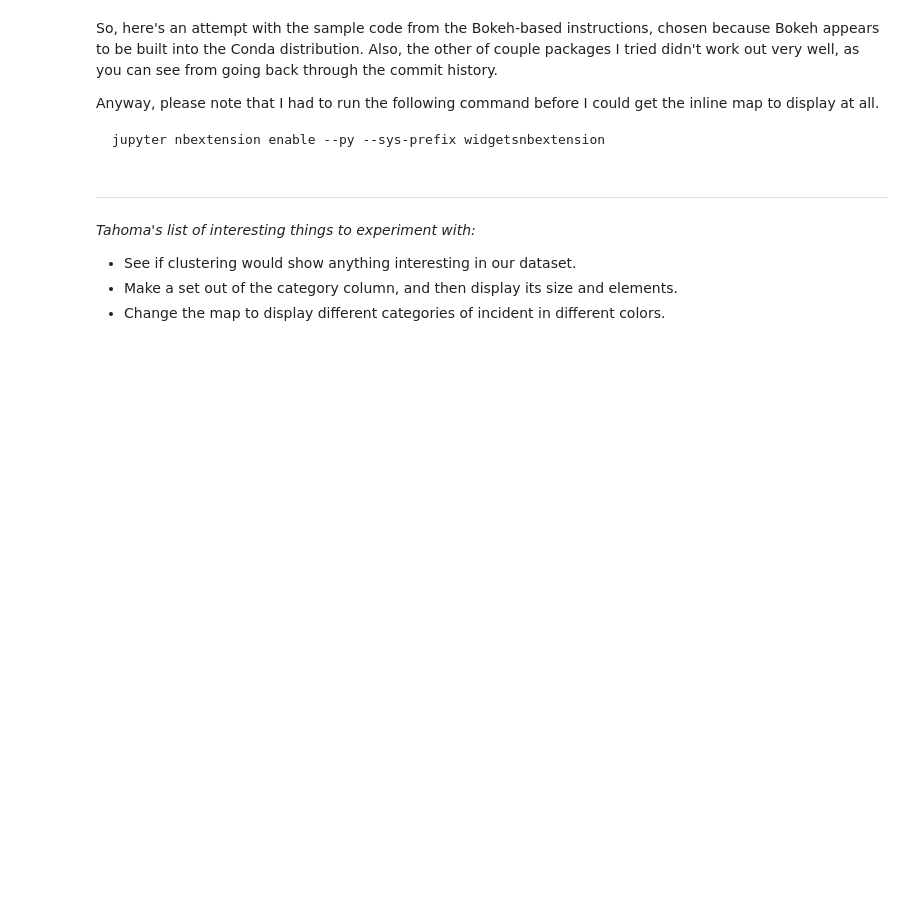
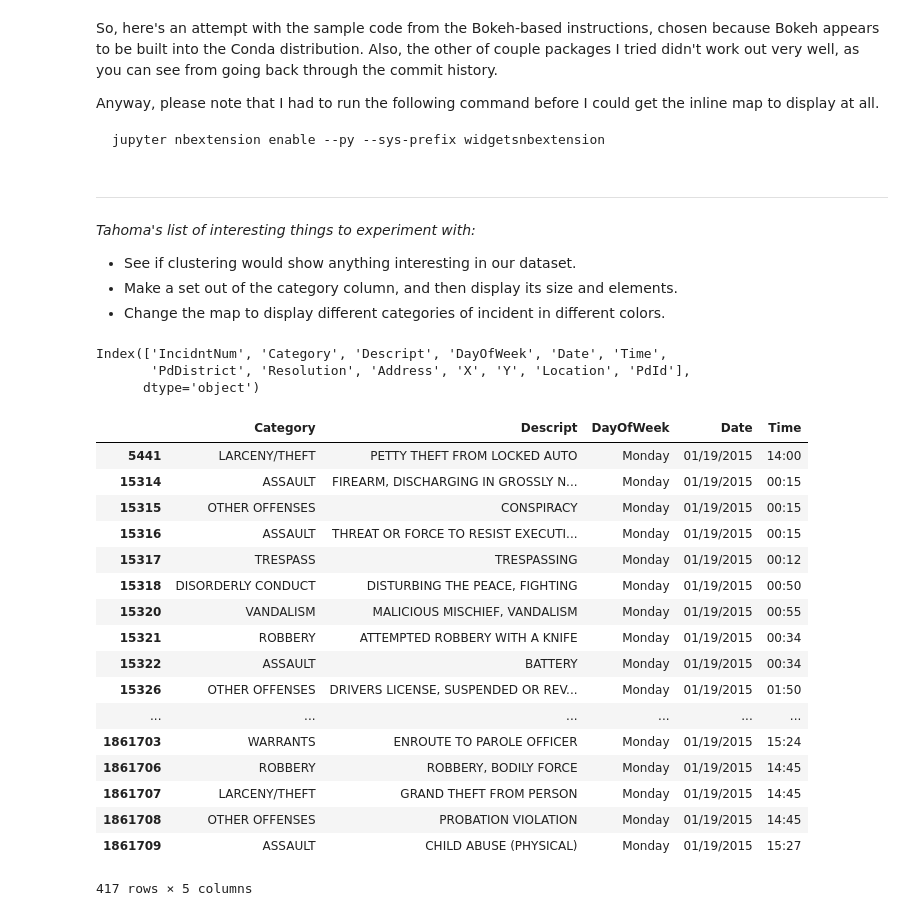
Before and after one commit to tahoma/CMPE_188-Crime_Predictors, a Jupyter notebook: CMPE_188-Crime_Predictors.ipynb, the cells around one changed output. Saved outputs shown, nothing was run; the diff lists cells and outputs as text; code cells hidden in the pictures; blank space fills up the shorter version.

```diff
--- a/CMPE_188-Crime_Predictors.ipynb
+++ b/CMPE_188-Crime_Predictors.ipynb
@@ -115,3 +115,49 @@ show(plot)
 * See if clustering would show anything interesting in our dataset.
 * Make a set out of the category column, and then display its size and elements.
 * Change the map to display different categories of incident in different colors.
+# %%
+
+# Brief overview - narrowing down the sfpd dataset by given date
+# and other minor things to get small enough subset for K means algorithm to run on my hardware
+# for k means, the input must be numeric and the dataframe converted into a matrix to ditch the column headers
+
+# please remember, this is really only horseplay
+
+#read in the entire dataset into a pandas dataframe
+data_df = pd.read_csv('./SFPD_Incidents_-_from_1_January_2003.csv')
+
+# print the entire list of features from original dataset
+print(data_df.columns)
+
+reduced_data = data_df[['Category', 'Descript', 'DayOfWeek', 'Date', 'Time']]
+
+#select rows on only 1 day
+date = reduced_data.get_value(0, 'Date')
+
+#filter useless? information
+df_on_date = reduced_data[reduced_data.Category != "FRAUD"]
+df_on_date = df_on_date[df_on_date.Category != "NON-CRIMINAL"]
+df_on_date = df_on_date[df_on_date.Date == date]
+df_on_date
+# %% [output]
+Index(['IncidntNum', 'Category', 'Descript', 'DayOfWeek', 'Date', 'Time',
+       'PdDistrict', 'Resolution', 'Address', 'X', 'Y', 'Location', 'PdId'],
+      dtype='object')
+|  | Category | Descript | DayOfWeek | Date | Time |
+| 5441 | LARCENY/THEFT | PETTY THEFT FROM LOCKED AUTO | Monday | 01/19/2015 | 14:00 |
+| 15314 | ASSAULT | FIREARM, DISCHARGING IN GROSSLY N... | Monday | 01/19/2015 | 00:15 |
+| 15315 | OTHER OFFENSES | CONSPIRACY | Monday | 01/19/2015 | 00:15 |
+| 15316 | ASSAULT | THREAT OR FORCE TO RESIST EXECUTI... | Monday | 01/19/2015 | 00:15 |
+| 15317 | TRESPASS | TRESPASSING | Monday | 01/19/2015 | 00:12 |
+| 15318 | DISORDERLY CONDUCT | DISTURBING THE PEACE, FIGHTING | Monday | 01/19/2015 | 00:50 |
+| 15320 | VANDALISM | MALICIOUS MISCHIEF, VANDALISM | Monday | 01/19/2015 | 00:55 |
+| 15321 | ROBBERY | ATTEMPTED ROBBERY WITH A KNIFE | Monday | 01/19/2015 | 00:34 |
+| 15322 | ASSAULT | BATTERY | Monday | 01/19/2015 | 00:34 |
+| 15326 | OTHER OFFENSES | DRIVERS LICENSE, SUSPENDED OR REV... | Monday | 01/19/2015 | 01:50 |
+| ... | ... | ... | ... | ... | ... |
+| 1861703 | WARRANTS | ENROUTE TO PAROLE OFFICER | Monday | 01/19/2015 | 15:24 |
+| 1861706 | ROBBERY | ROBBERY, BODILY FORCE | Monday | 01/19/2015 | 14:45 |
+| 1861707 | LARCENY/THEFT | GRAND THEFT FROM PERSON | Monday | 01/19/2015 | 14:45 |
+| 1861708 | OTHER OFFENSES | PROBATION VIOLATION | Monday | 01/19/2015 | 14:45 |
+| 1861709 | ASSAULT | CHILD ABUSE (PHYSICAL) | Monday | 01/19/2015 | 15:27 |
+417 rows × 5 columns
```
Also changed, not shown: parts of 7 cells of this notebook.
